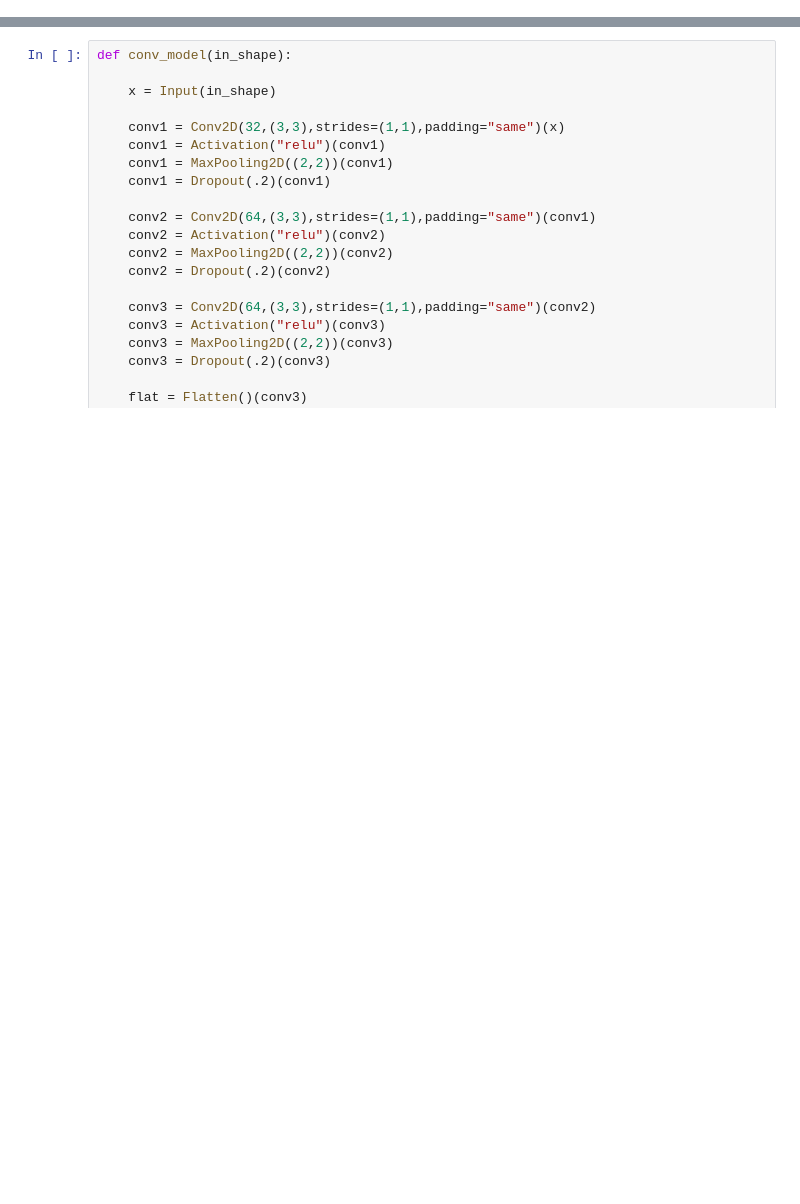
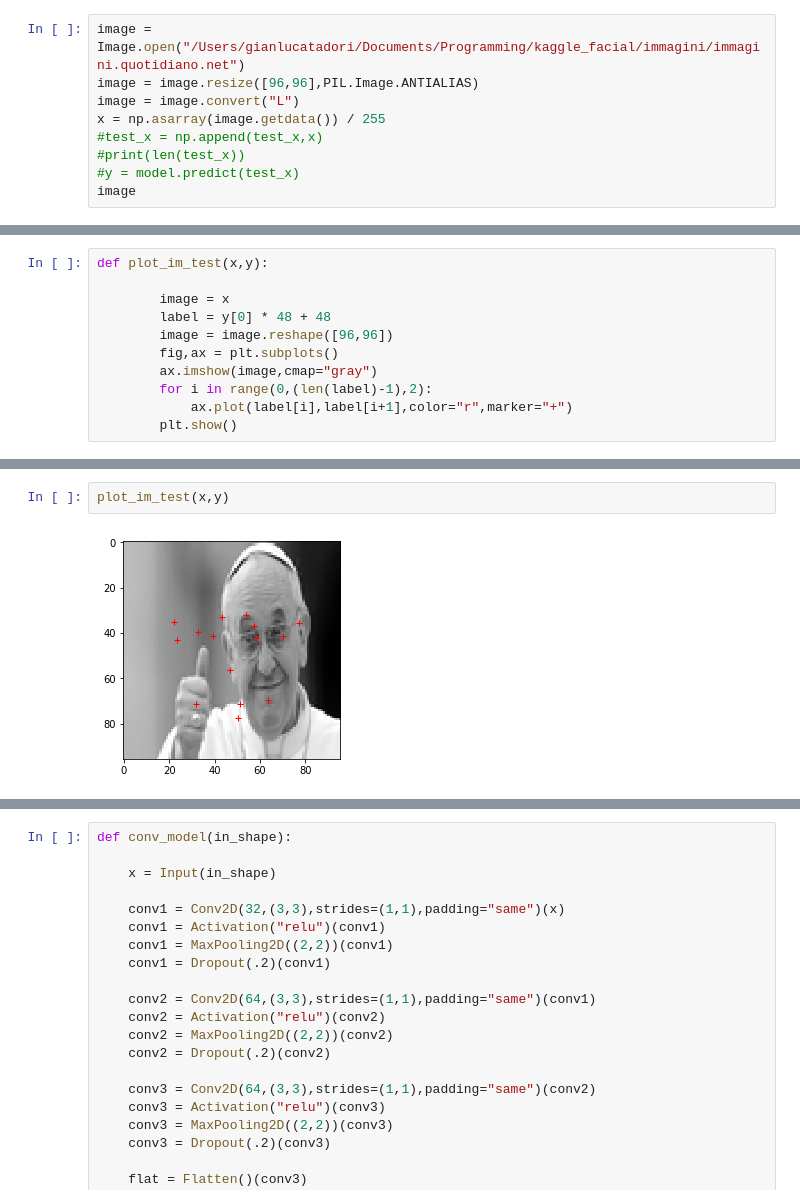
Before and after one commit to aurelius23/facial_keypoint_detection, a Jupyter notebook: facial.ipynb, the cells around one changed output, grey strips where cells are left out. Drawn from its saved outputs; the diff is of its cells as text; blank space fills up the shorter version.

```diff
--- a/facial.ipynb
+++ b/facial.ipynb
@@ -577,0 +159,9 @@ train_x2, train_y2, test_x2, test_y2 = preprocess_2d(data,.7)
+# %%
+image = Image.open("/Users/gianlucatadori/Documents/Programming/kaggle_facial/immagini/immagini.quotidiano.net")
+image = image.resize([96,96],PIL.Image.ANTIALIAS)
+image = image.convert("L")
+x = np.asarray(image.getdata()) / 255
+#test_x = np.append(test_x,x)
+#print(len(test_x))
+#y = model.predict(test_x)
+image
@@ -577,0 +170,11 @@ train_x2, train_y2, test_x2, test_y2 = preprocess_2d(data,.7)
+# %%
+def plot_im_test(x,y):
+
+        image = x
+        label = y[0] * 48 + 48
+        image = image.reshape([96,96])
+        fig,ax = plt.subplots()
+        ax.imshow(image,cmap="gray")
+        for i in range(0,(len(label)-1),2):
+            ax.plot(label[i],label[i+1],color="r",marker="+")
+        plt.show()
@@ -577,0 +192,4 @@ train_x2, train_y2, test_x2, test_y2 = preprocess_2d(data,.7)
+# %%
+plot_im_test(x,y)
+# %% [output]
+[figure, added]
```
Also changed, not shown: parts of 81 cells of this notebook.
